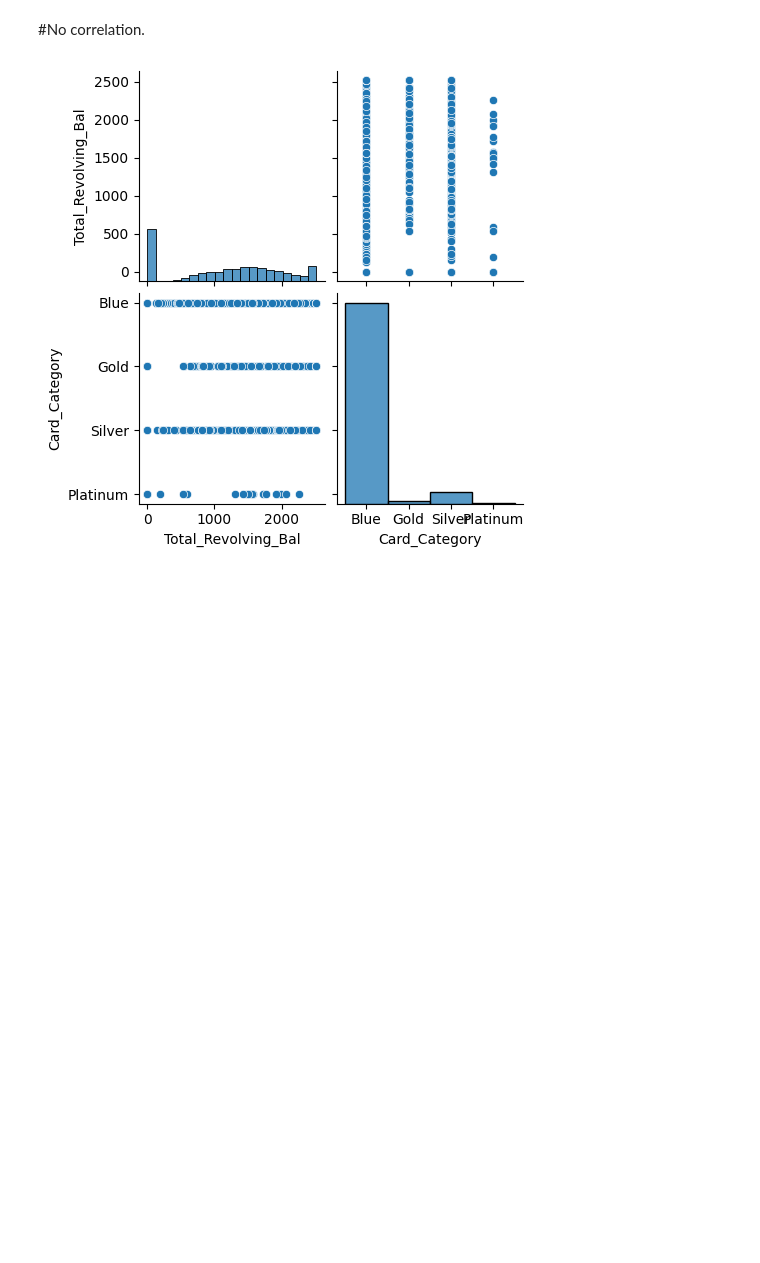
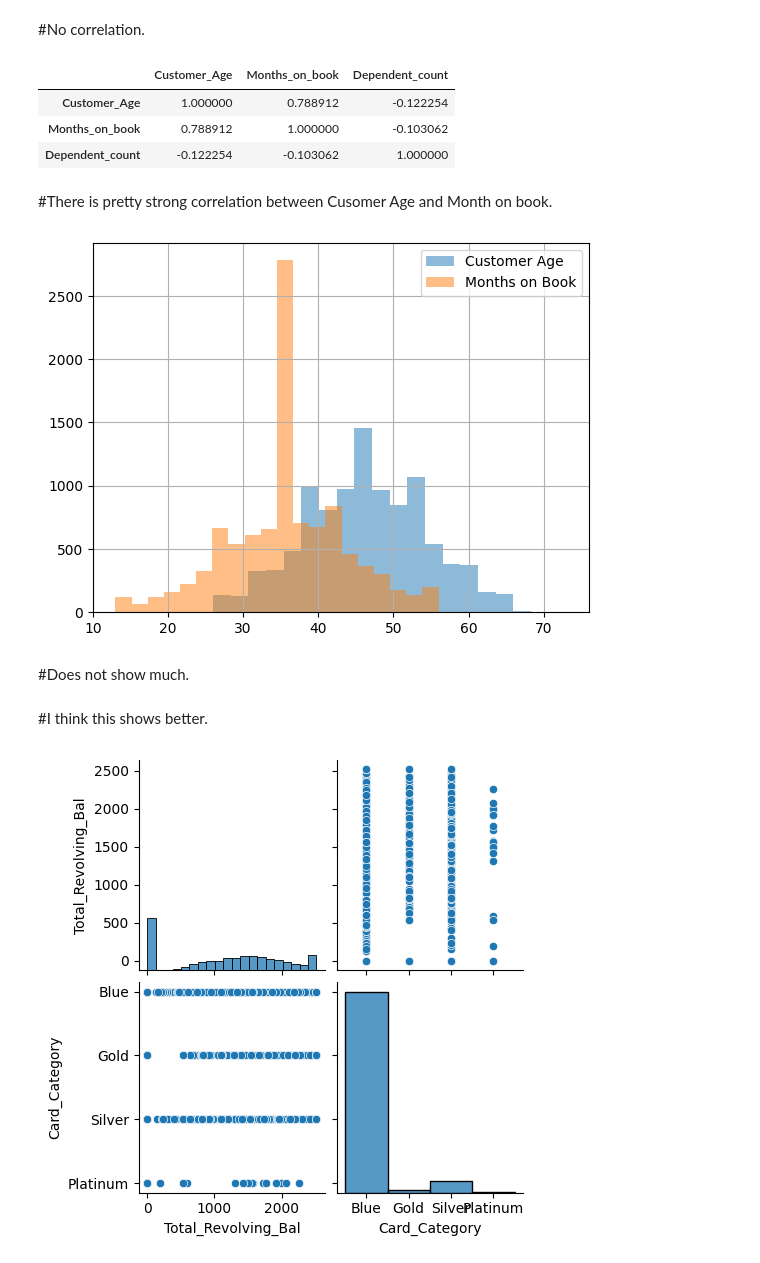
Before and after one commit to zoli-LND/Heckaton_May16, a Jupyter notebook: Heckathon1.ipynb, the cells around one changed output. Cells and saved outputs as stored; diff of their text form; code cells hidden in the pictures; blank space fills up the shorter version.

```diff
--- a/Heckathon1.ipynb
+++ b/Heckathon1.ipynb
@@ -369,3 +292,21 @@ df[["Credit_Limit", "Total_Revolving_Bal", "Total_Trans_Amt"]].corr()
 | Total_Trans_Amt | 0.171730 | 0.064370 | 1.00000 |
 # %% [markdown]
 #No correlation.
+# %%
+df[["Customer_Age", "Months_on_book", "Dependent_count"]].corr()
+# %% [output]
+|  | Customer_Age | Months_on_book | Dependent_count |
+| Customer_Age | 1.000000 | 0.788912 | -0.122254 |
+| Months_on_book | 0.788912 | 1.000000 | -0.103062 |
+| Dependent_count | -0.122254 | -0.103062 | 1.000000 |
+# %% [markdown]
+#There is pretty strong correlation between Cusomer Age and Month on book.
+# %%
+df["Customer_Age"].hist(bins=20, alpha=0.5, label='Customer Age')
+df["Months_on_book"].hist(bins=20, alpha=0.5, label='Months on Book')
+plt.legend()
+plt.show()
+# %% [output]
+[figure, added]
+# %% [markdown]
+#Does not show much.
@@ -372,3 +320,5 @@ df[["Credit_Limit", "Total_Revolving_Bal", "Total_Trans_Amt"]].corr()
+# %% [markdown]
+#I think this shows better.
 # %%
 import seaborn as sns
 import matplotlib.pyplot as plt
```
Also changed, not shown: parts of 32 cells of this notebook, 1 other file.
